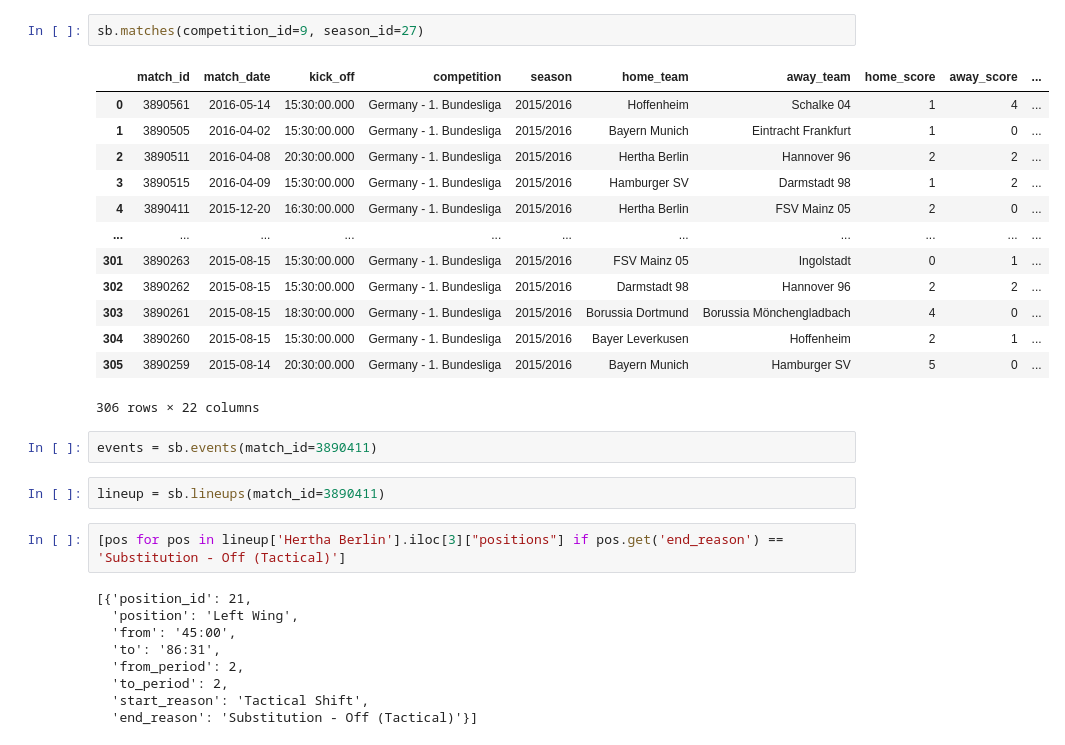
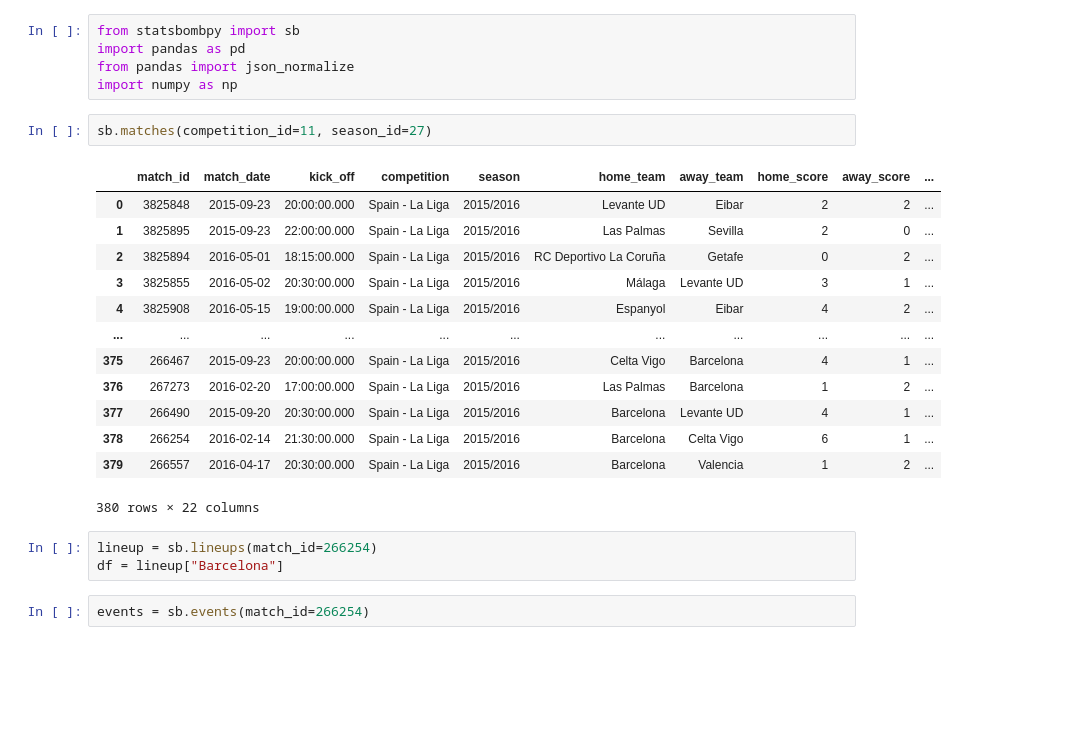
Before and after one commit to conormalone/StatsBomb24, a Jupyter notebook: Substitute_Working.ipynb, the cells around one changed output. Cells and saved outputs as stored; diff of their text form; blank space fills up the shorter version.

```diff
--- a/Substitute_Working.ipynb
+++ b/Substitute_Working.ipynb
@@ -17,31 +38,26 @@ comps[comps.season_name == "2015/2016"]
+# %%
+from statsbombpy import sb
+import pandas as pd
+from pandas import json_normalize
+import numpy as np
 # %%
-sb.matches(competition_id=9, season_id=27)
+sb.matches(competition_id=11, season_id=27)
 # %% [output]
 |  | match_id | match_date | kick_off | competition | season | home_team | away_team | home_score | away_score | ... |
-| 0 | 3890561 | 2016-05-14 | 15:30:00.000 | Germany - 1. Bundesliga | 2015/2016 | Hoffenheim | Schalke 04 | 1 | 4 | ... |
-| 1 | 3890505 | 2016-04-02 | 15:30:00.000 | Germany - 1. Bundesliga | 2015/2016 | Bayern Munich | Eintracht Frankfurt | 1 | 0 | ... |
-| 2 | 3890511 | 2016-04-08 | 20:30:00.000 | Germany - 1. Bundesliga | 2015/2016 | Hertha Berlin | Hannover 96 | 2 | 2 | ... |
-| 3 | 3890515 | 2016-04-09 | 15:30:00.000 | Germany - 1. Bundesliga | 2015/2016 | Hamburger SV | Darmstadt 98 | 1 | 2 | ... |
-| 4 | 3890411 | 2015-12-20 | 16:30:00.000 | Germany - 1. Bundesliga | 2015/2016 | Hertha Berlin | FSV Mainz 05 | 2 | 0 | ... |
+| 0 | 3825848 | 2015-09-23 | 20:00:00.000 | Spain - La Liga | 2015/2016 | Levante UD | Eibar | 2 | 2 | ... |
+| 1 | 3825895 | 2015-09-23 | 22:00:00.000 | Spain - La Liga | 2015/2016 | Las Palmas | Sevilla | 2 | 0 | ... |
+| 2 | 3825894 | 2016-05-01 | 18:15:00.000 | Spain - La Liga | 2015/2016 | RC Deportivo La Coruña | Getafe | 0 | 2 | ... |
+| 3 | 3825855 | 2016-05-02 | 20:30:00.000 | Spain - La Liga | 2015/2016 | Málaga | Levante UD | 3 | 1 | ... |
+| 4 | 3825908 | 2016-05-15 | 19:00:00.000 | Spain - La Liga | 2015/2016 | Espanyol | Eibar | 4 | 2 | ... |
 | ... | ... | ... | ... | ... | ... | ... | ... | ... | ... | ... |
-| 301 | 3890263 | 2015-08-15 | 15:30:00.000 | Germany - 1. Bundesliga | 2015/2016 | FSV Mainz 05 | Ingolstadt | 0 | 1 | ... |
-| 302 | 3890262 | 2015-08-15 | 15:30:00.000 | Germany - 1. Bundesliga | 2015/2016 | Darmstadt 98 | Hannover 96 | 2 | 2 | ... |
-| 303 | 3890261 | 2015-08-15 | 18:30:00.000 | Germany - 1. Bundesliga | 2015/2016 | Borussia Dortmund | Borussia Mönchengladbach | 4 | 0 | ... |
-| 304 | 3890260 | 2015-08-15 | 15:30:00.000 | Germany - 1. Bundesliga | 2015/2016 | Bayer Leverkusen | Hoffenheim | 2 | 1 | ... |
-| 305 | 3890259 | 2015-08-14 | 20:30:00.000 | Germany - 1. Bundesliga | 2015/2016 | Bayern Munich | Hamburger SV | 5 | 0 | ... |
+| 375 | 266467 | 2015-09-23 | 20:00:00.000 | Spain - La Liga | 2015/2016 | Celta Vigo | Barcelona | 4 | 1 | ... |
+| 376 | 267273 | 2016-02-20 | 17:00:00.000 | Spain - La Liga | 2015/2016 | Las Palmas | Barcelona | 1 | 2 | ... |
+| 377 | 266490 | 2015-09-20 | 20:30:00.000 | Spain - La Liga | 2015/2016 | Barcelona | Levante UD | 4 | 1 | ... |
+| 378 | 266254 | 2016-02-14 | 21:30:00.000 | Spain - La Liga | 2015/2016 | Barcelona | Celta Vigo | 6 | 1 | ... |
+| 379 | 266557 | 2016-04-17 | 20:30:00.000 | Spain - La Liga | 2015/2016 | Barcelona | Valencia | 1 | 2 | ... |
-306 rows × 22 columns
+380 rows × 22 columns
+# %%
+lineup = sb.lineups(match_id=266254)
+df = lineup["Barcelona"]
 # %%
-events = sb.events(match_id=3890411)
+events = sb.events(match_id=266254)
-# %%
-lineup = sb.lineups(match_id=3890411)
-# %%
-[pos for pos in lineup['Hertha Berlin'].iloc[3]["positions"] if pos.get('end_reason') == 'Substitution - Off (Tactical)']
-# %% [output]
-[{'position_id': 21,
-  'position': 'Left Wing',
-  'from': '45:00',
-  'to': '86:31',
-  'from_period': 2,
-  'to_period': 2,
-  'start_reason': 'Tactical Shift',
-  'end_reason': 'Substitution - Off (Tactical)'}]
```
Also changed, not shown: parts of 23 cells of this notebook.
